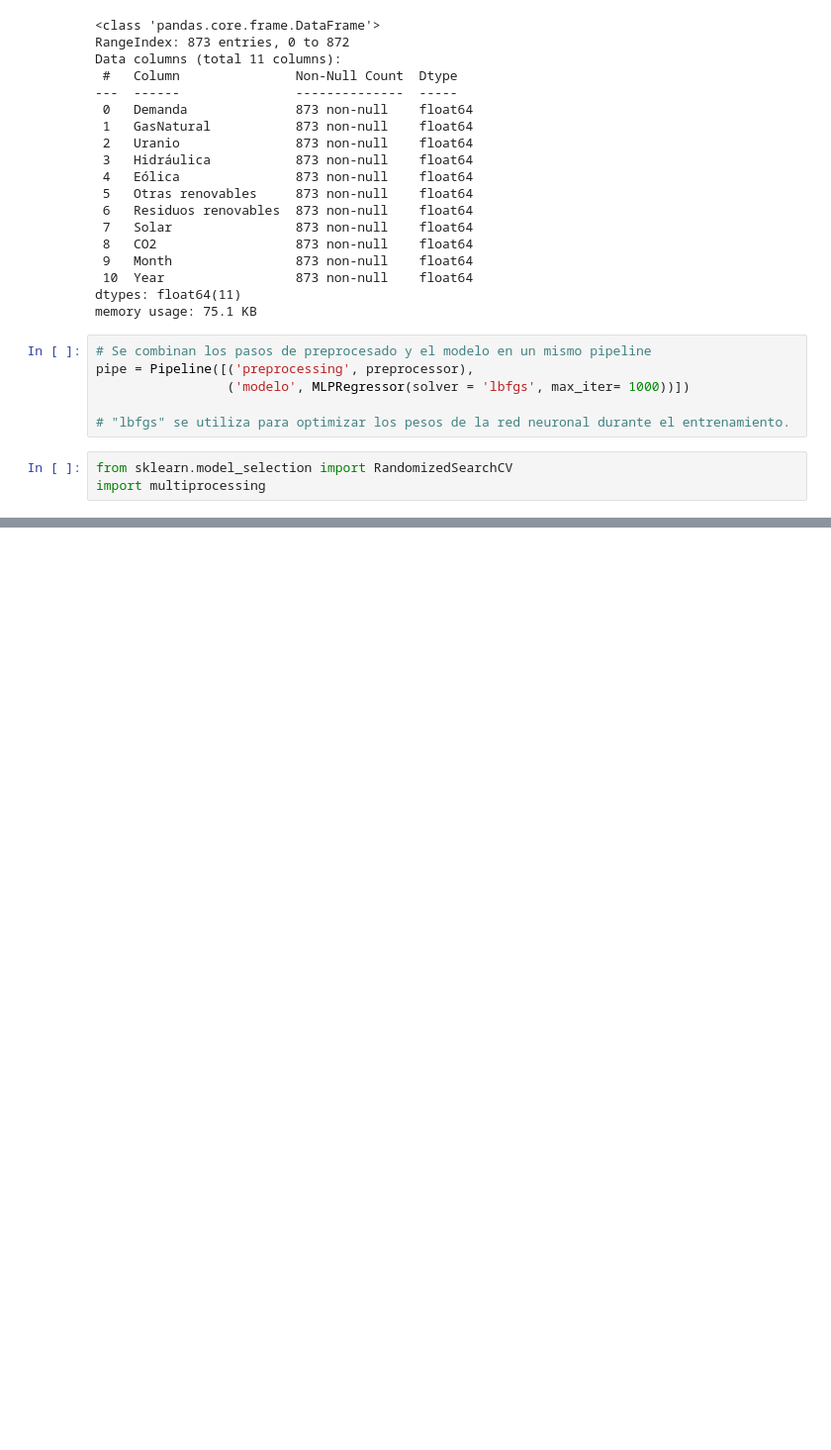
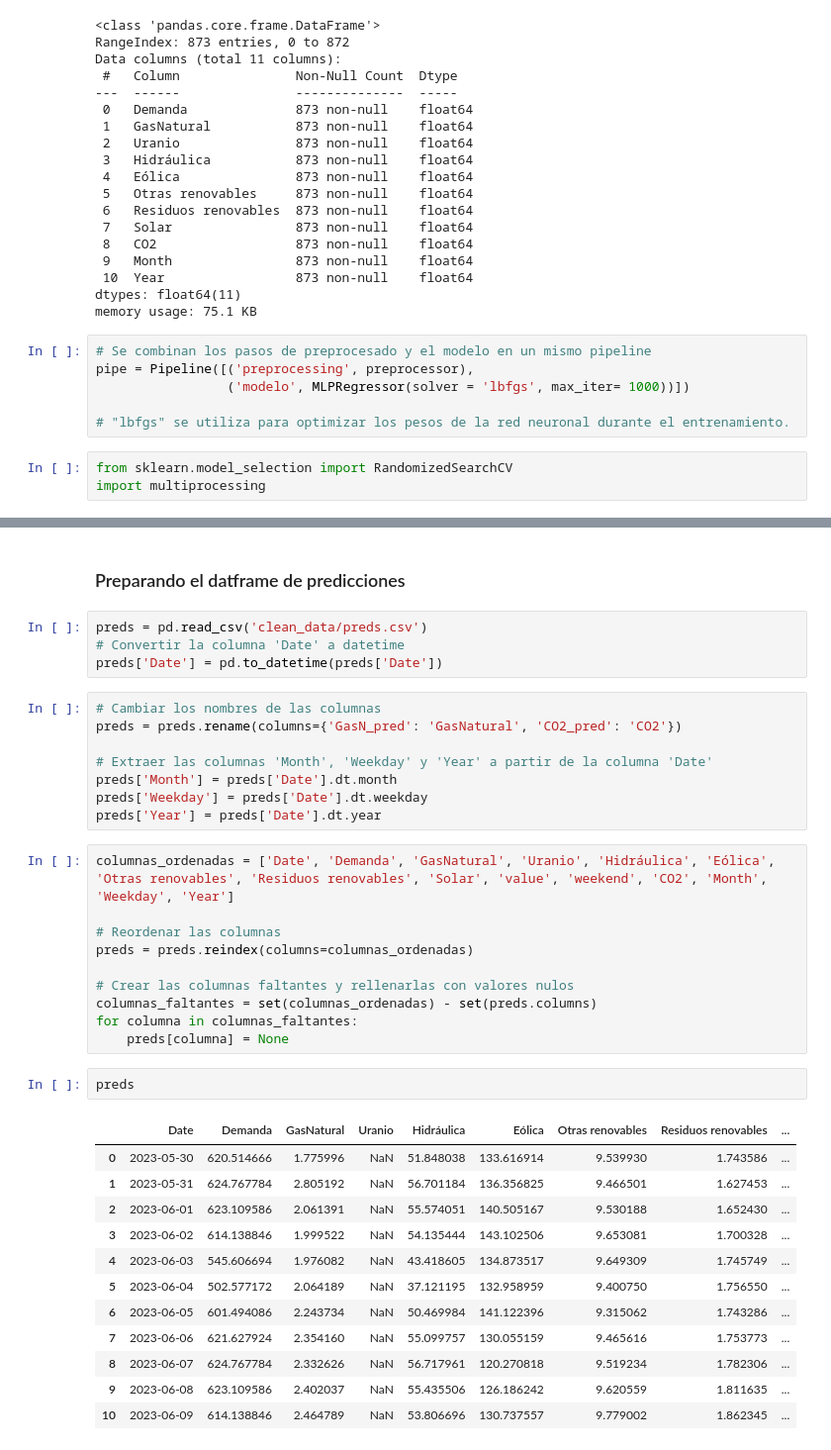
Before and after one commit to carolinariveraa/proyecto_final, a Jupyter notebook: datasetfinal.ipynb, the cells around one changed output, grey strips where cells are left out. Shown at 99% size. Saved outputs shown, nothing was run; the diff lists cells and outputs as text; blank space fills up the shorter version.

```diff
--- a/datasetfinal.ipynb
+++ b/datasetfinal.ipynb
@@ -753,0 +754,39 @@ plt.show()
+# %% [markdown]
+### Preparando el datframe de predicciones
+# %%
+preds = pd.read_csv('clean_data/preds.csv')
+# Convertir la columna 'Date' a datetime
+preds['Date'] = pd.to_datetime(preds['Date'])
+# %%
+# Cambiar los nombres de las columnas
+preds = preds.rename(columns={'GasN_pred': 'GasNatural', 'CO2_pred': 'CO2'})
+
+# Extraer las columnas 'Month', 'Weekday' y 'Year' a partir de la columna 'Date'
+preds['Month'] = preds['Date'].dt.month
+preds['Weekday'] = preds['Date'].dt.weekday
+preds['Year'] = preds['Date'].dt.year
+# %%
+columnas_ordenadas = ['Date', 'Demanda', 'GasNatural', 'Uranio', 'Hidráulica', 'Eólica', 'Otras renovables', 'Residuos renovables', 'Solar', 'value', 'weekend', 'CO2', 'Month', 'Weekday', 'Year']
+
+# Reordenar las columnas
+preds = preds.reindex(columns=columnas_ordenadas)
+
+# Crear las columnas faltantes y rellenarlas con valores nulos
+columnas_faltantes = set(columnas_ordenadas) - set(preds.columns)
+for columna in columnas_faltantes:
+    preds[columna] = None
+# %%
+preds
+# %% [output]
+|  | Date | Demanda | GasNatural | Uranio | Hidráulica | Eólica | Otras renovables | Residuos renovables | ... |
+| 0 | 2023-05-30 | 620.514666 | 1.775996 | NaN | 51.848038 | 133.616914 | 9.539930 | 1.743586 | ... |
+| 1 | 2023-05-31 | 624.767784 | 2.805192 | NaN | 56.701184 | 136.356825 | 9.466501 | 1.627453 | ... |
+| 2 | 2023-06-01 | 623.109586 | 2.061391 | NaN | 55.574051 | 140.505167 | 9.530188 | 1.652430 | ... |
+| 3 | 2023-06-02 | 614.138846 | 1.999522 | NaN | 54.135444 | 143.102506 | 9.653081 | 1.700328 | ... |
+| 4 | 2023-06-03 | 545.606694 | 1.976082 | NaN | 43.418605 | 134.873517 | 9.649309 | 1.745749 | ... |
+| 5 | 2023-06-04 | 502.577172 | 2.064189 | NaN | 37.121195 | 132.958959 | 9.400750 | 1.756550 | ... |
+| 6 | 2023-06-05 | 601.494086 | 2.243734 | NaN | 50.469984 | 141.122396 | 9.315062 | 1.743286 | ... |
+| 7 | 2023-06-06 | 621.627924 | 2.354160 | NaN | 55.099757 | 130.055159 | 9.465616 | 1.753773 | ... |
+| 8 | 2023-06-07 | 624.767784 | 2.332626 | NaN | 56.717961 | 120.270818 | 9.519234 | 1.782306 | ... |
+| 9 | 2023-06-08 | 623.109586 | 2.402037 | NaN | 55.435506 | 126.186242 | 9.620559 | 1.811635 | ... |
+| 10 | 2023-06-09 | 614.138846 | 2.464789 | NaN | 53.806696 | 130.737557 | 9.779002 | 1.862345 | ... |
```
Also changed, not shown: parts of 12 cells of this notebook, 4 other files.
